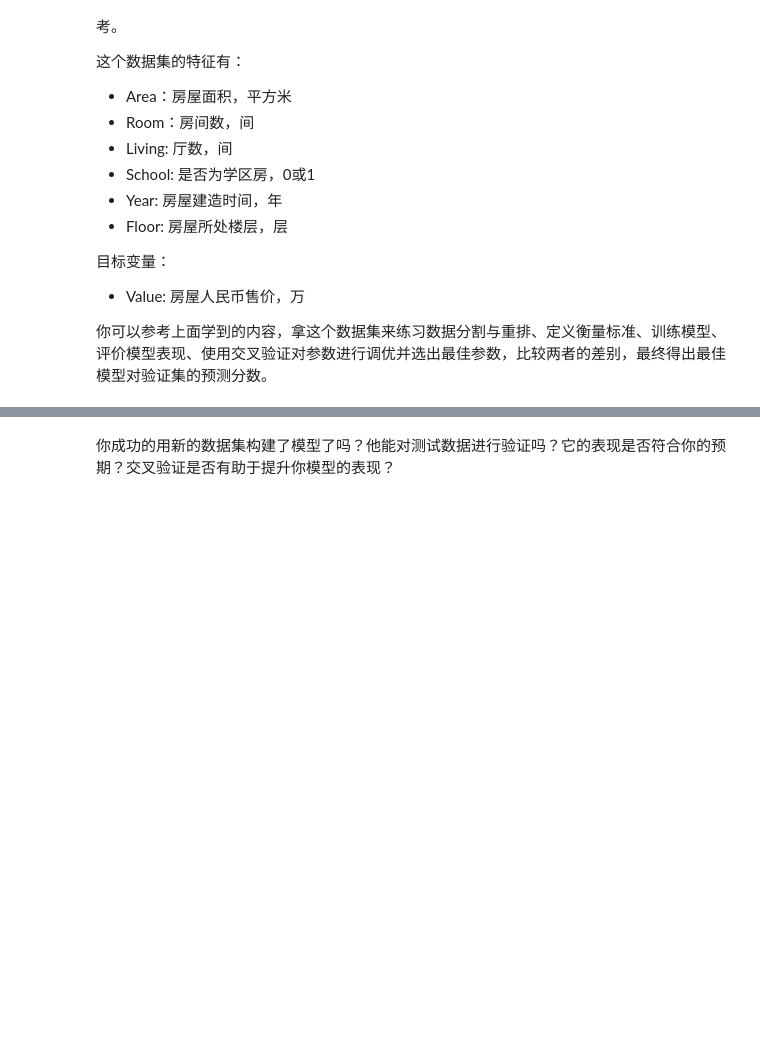
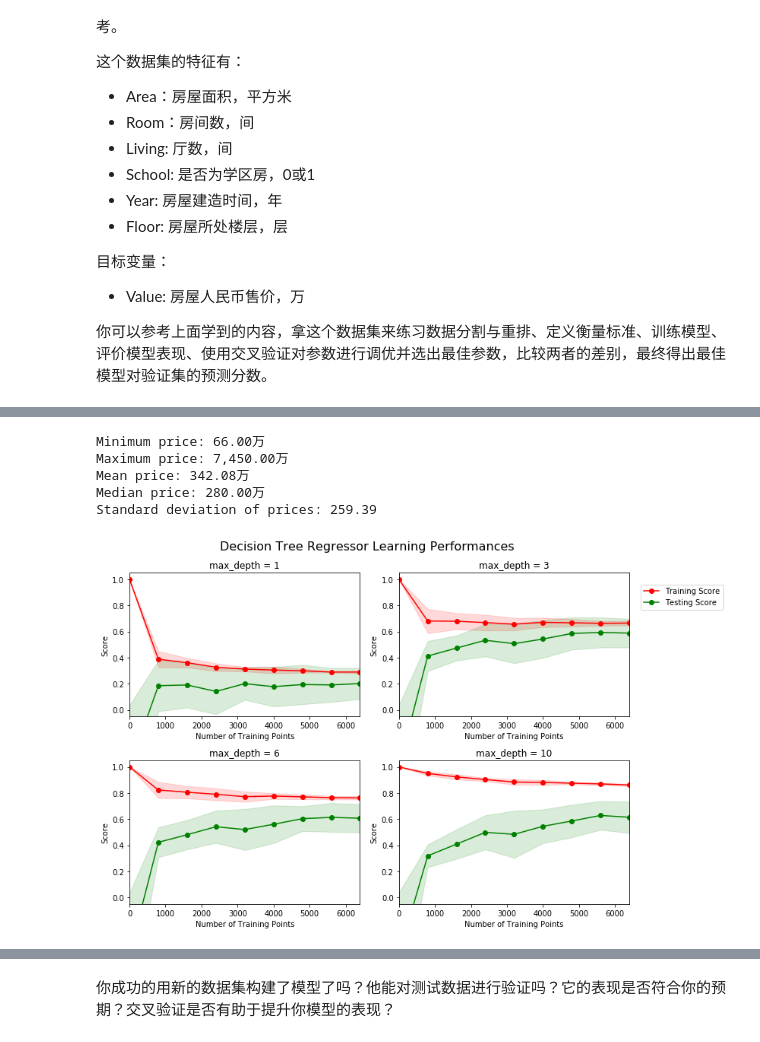
Before and after one commit to zhaobaiyu/mlnd, a Jupyter notebook: boston_housing/boston_housing.ipynb, the cells around one changed output, grey strips where cells are left out. Saved outputs shown, nothing was run; the diff lists cells and outputs as text; code cells hidden in the pictures; blank space fills up the shorter version.

```diff
--- a/boston_housing/boston_housing.ipynb
+++ b/boston_housing/boston_housing.ipynb
@@ -454,0 +453,14 @@ Range in prices: $69,044.61
+# %%
+# 读入数据，查看数据，分割数据
+from IPython.display import display
+bj_data = pd.read_csv('bj_housing.csv')
+print 'Display the first 5 items:'
+display(bj_data.head())
+print '\n', 'Numbers of NaN values:'
+print bj_data.isnull().sum(), '\n'
+print 'Date type of each column:'
+for column in bj_data.columns:
+    print column + ': ' + str(bj_data[column].dtype)
+bj_prices = bj_data.Value
+bj_features = bj_data.drop('Value', axis=1)
+bj_X_train, bj_X_test, bj_y_train, bj_y_test = train_test_split(bj_features, bj_prices, test_size=0.2, random_state=0)
@@ -454,0 +493,23 @@ Range in prices: $69,044.61
+# %%
+# 分析数据
+bj_min_price = np.min(bj_prices)
+bj_max_price = np.max(bj_prices)
+bj_mean_price = np.mean(bj_prices)
+bj_median_price = np.median(bj_prices)
+bj_std_price = np.std(bj_prices)
+print 'Minimum price: {:,.2f}万'.format(bj_min_price)
+print 'Maximum price: {:,.2f}万'.format(bj_max_price)
+print 'Mean price: {:,.2f}万'.format(bj_mean_price)
+print 'Median price: {:,.2f}万'.format(bj_median_price)
+print 'Standard deviation of prices: {:,.2f}'.format(bj_std_price)
+# %% [output]
+Minimum price: 66.00万
+Maximum price: 7,450.00万
+Mean price: 342.08万
+Median price: 280.00万
+Standard deviation of prices: 259.39
+# %%
+# 决策树模型在不同最大深度下的表现
+vs.ModelLearning(bj_X_train, bj_y_train)
+# %% [output]
+[figure, added]
```
Also changed, not shown: parts of 9 cells of this notebook, 1 other file.
